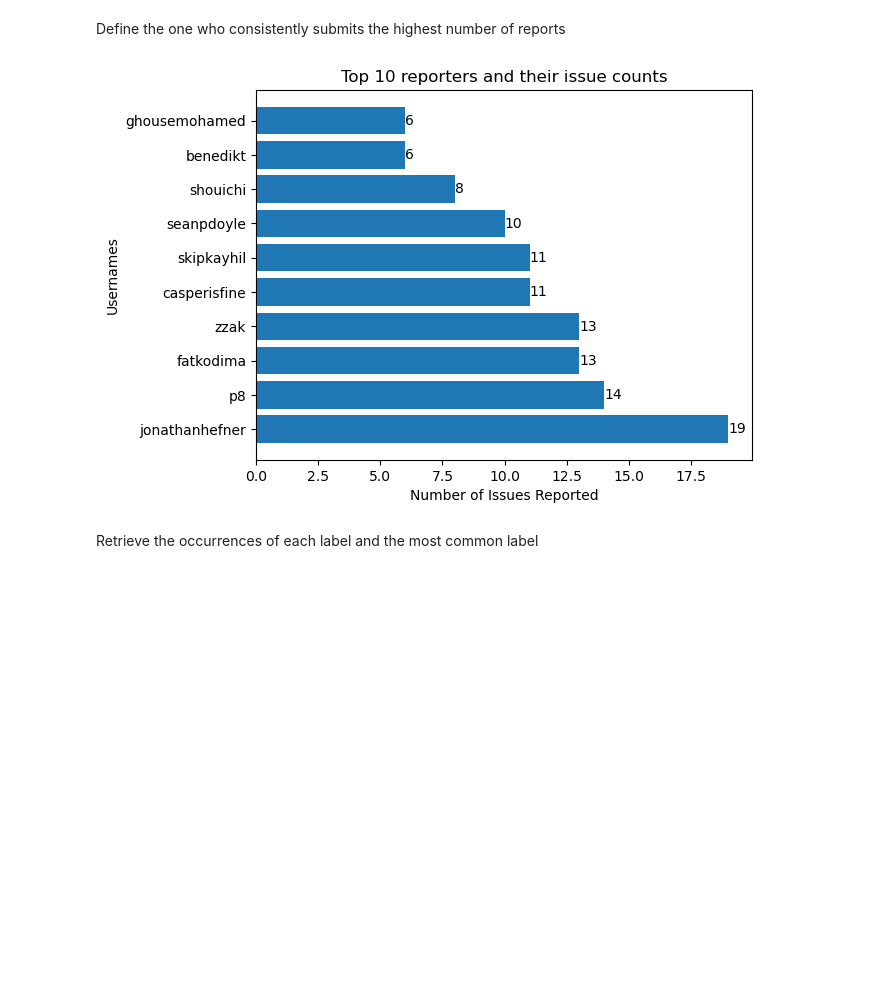
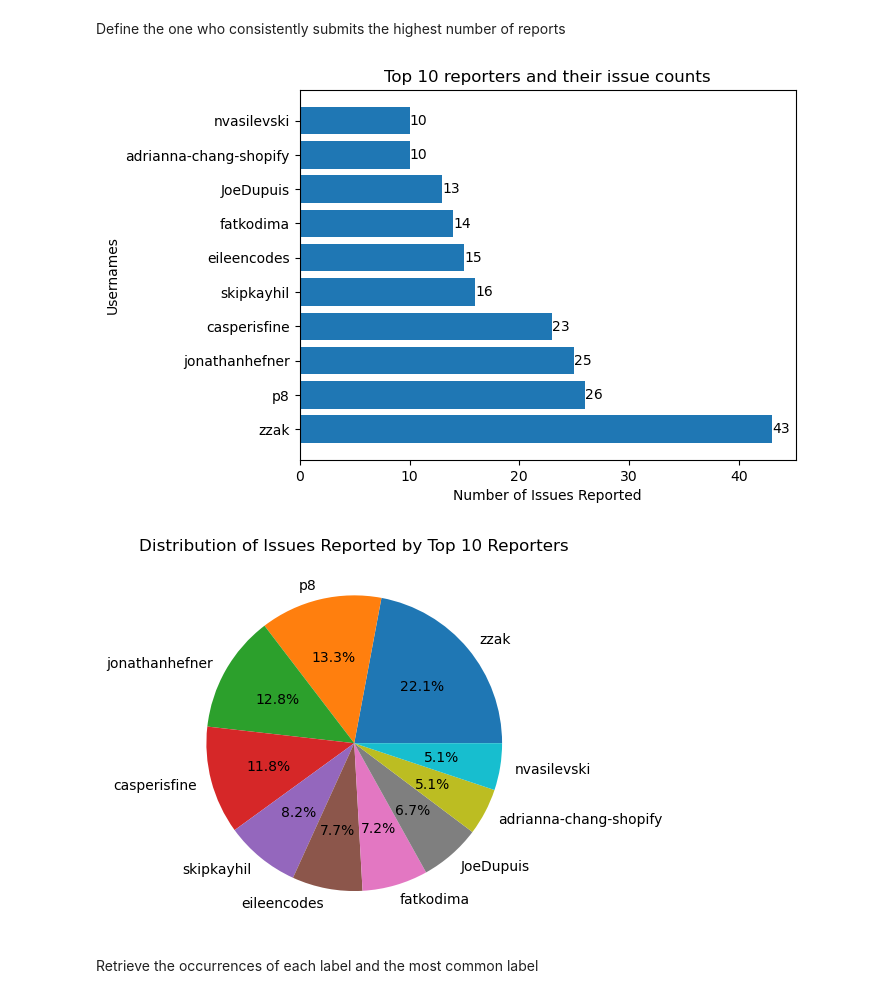
Before and after one commit to BouazizAmina/Rails_Issues_Assignment, a Jupyter notebook: Rails_Issues.ipynb, the cells around one changed output. Cells and saved outputs as stored; diff of their text form; code cells hidden in the pictures; blank space fills up the shorter version.

```diff
--- a/Rails_Issues.ipynb
+++ b/Rails_Issues.ipynb
@@ -13,8 +15,9 @@ Retrieve the last 500 GitHub issues based on reference #ID
 # %%
 url = f"https://api.github.com/repos/rails/rails/issues"
 headers = {"Authorization": f"Bearer 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"}
-params = {"per_page": 100, "page": 1} # per_page: the number of results per page (max 100). page: page number of the results to fetch.
-issues = [] # initialize the issuse table
+# state: closed & opened, per_page: the number of results per page (max 100), page: page number of the results to fetch.
+params = {"state": "all", "per_page": 100, "page": 1}
+issues = []
 
 while len(issues) < 500: # collect only 500 issues
     response = requests.get(url, headers=headers, params=params)
@@ -28,5 +31,4 @@ while len(issues) < 500: # collect only 500 issues
     else:
         print(f"Failed to fetch issues: {response.status_code} {response.text}")
 
-issues = issues[-500:]  # Return only the last 500 issues
-print(f"Number of issues: {len(issues)}")
+issues = issues[-500:]  # get only the last 500 issues
@@ -73,20 +75,0 @@ Identify periods in which there are more issues
-# %%
-# Consider the time period is monthly
-periods = [date.strftime("%b %Y") for date in dates]
-# print(periods)
-
-# Count the number of issues in each time period
-issue_counts = {}
-for period in periods:
-    issue_counts[period] = issue_counts.get(period, 0) + 1 #check if this period exist or not, then increments it by 1
-
-# Extract the time periods and their respective issue counts
-periods = list(issue_counts.keys())
-counts = list(issue_counts.values())
-
-# Plot
-plt.barh(periods, counts)
-plt.xlabel("Time Period")
-plt.ylabel("Number of Issues")
-plt.title("Issues across months")
-plt.show()
@@ -97,33 +163,39 @@ Define the one who consistently submits the highest number of reports
 # %%
 reporters = []
 
 # Collect the usernames of issue reporters
 for issue in issues:
     reporter = issue['user']['login']
 #     print(issue['user'])
     reporters.append(reporter)
 
 # Count the number of issues reported by each user
 reporter_counts = Counter(reporters)
 
 # Select the top 10 reporters
 top_reporters= reporter_counts.most_common(10)
 # print(top_reporters)
 
 # Extract the usernames and their respective issue counts
 usernames = [reporter for reporter, _ in top_reporters]
 i_counts = [count for _, count in top_reporters]
 
-# Plot
+# Plot the bar plot
 plt.barh(usernames, i_counts)
 plt.ylabel("Usernames")
 plt.xlabel("Number of Issues Reported")
 plt.title("Top 10 reporters and their issue counts")
-for i, count in enumerate(issue_counts):
+for i, count in enumerate(i_counts):
     plt.text(count, i, str(count), ha='left', va='center')
 plt.show()
+
+# Plot a pie chart
+plt.pie(i_counts, labels=usernames, autopct='%1.1f%%')
+plt.title("Distribution of Issues Reported by Top 10 Reporters")
+plt.show()
 # %% [output]
-[figure, old version]
+[figure, new version]
+[figure, added]
 # %% [markdown]
 Retrieve the occurrences of each label and the most common label
 # %%
```
Also changed, not shown: parts of 17 cells of this notebook.
